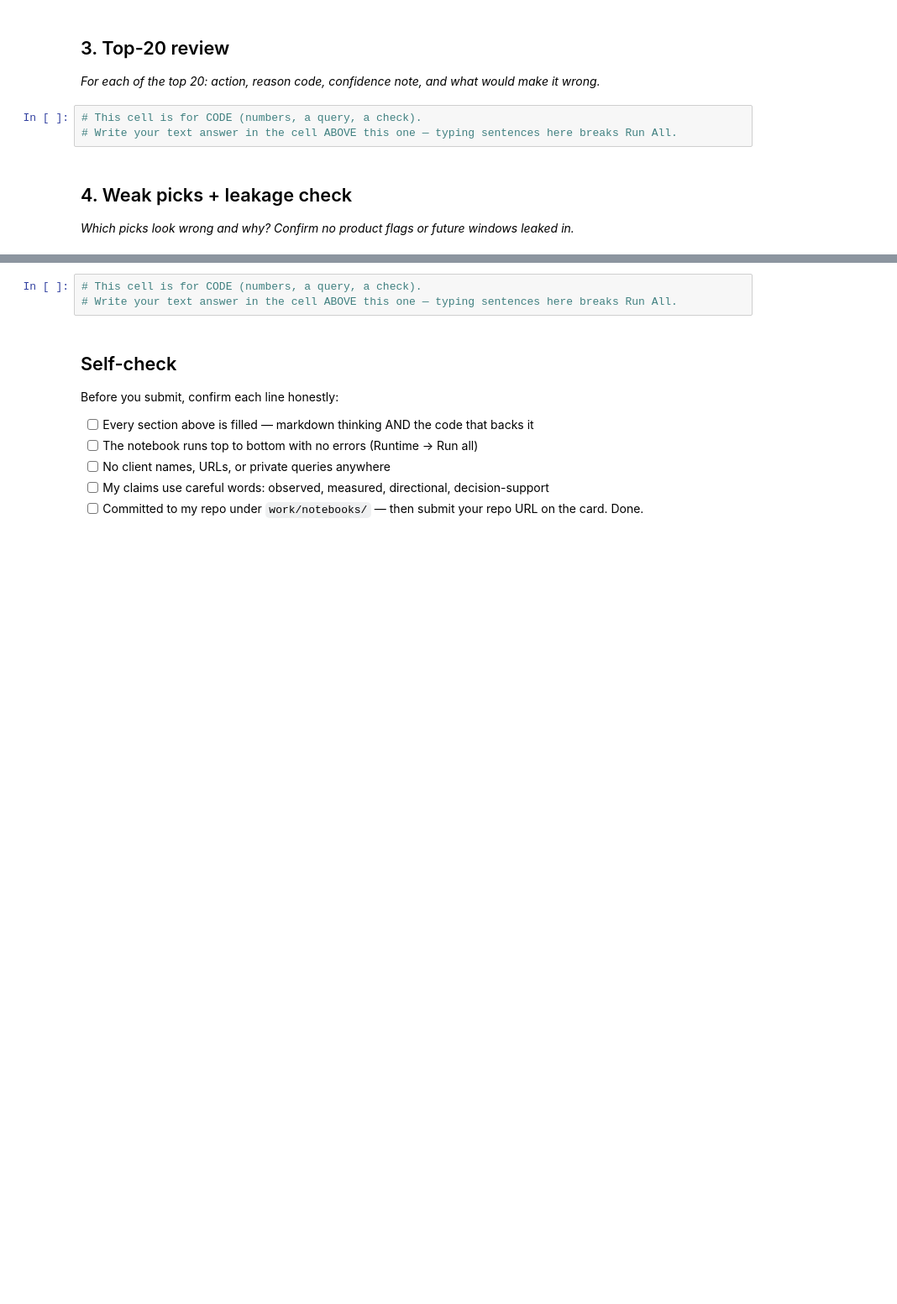
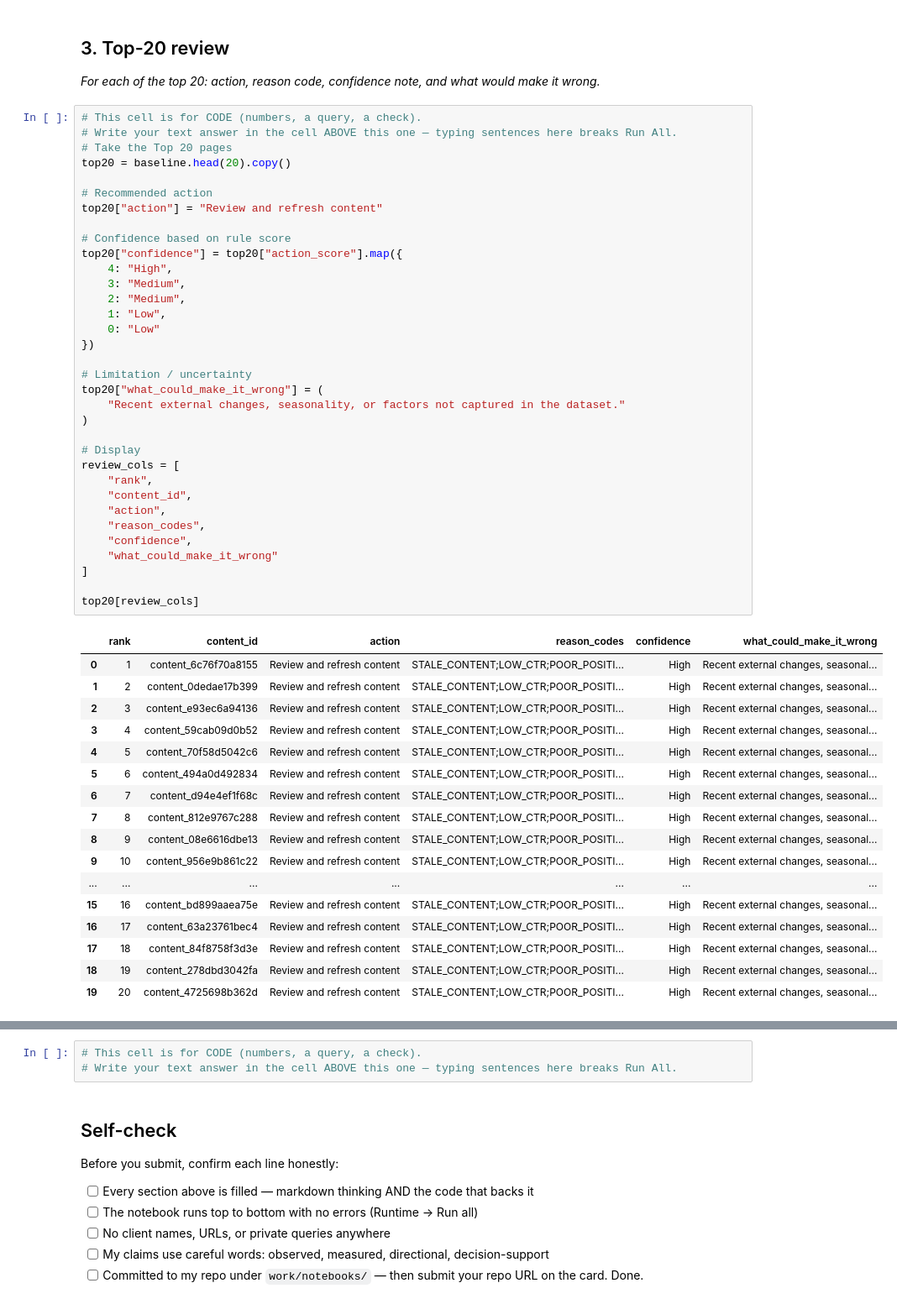
Before and after one commit to YoyuQre/flyrank_assgn_1, a Jupyter notebook: work/notebooks/w04_baseline_score.ipynb, the cells around one changed output, grey strips where cells are left out. Shown at 84% size. Saved outputs shown, nothing was run; the diff lists cells and outputs as text; blank space fills up the shorter version.

```diff
--- a/work/notebooks/w04_baseline_score.ipynb
+++ b/work/notebooks/w04_baseline_score.ipynb
@@ -27,7 +128,52 @@ This skeleton is yours to fill. Work the sections **in order** — each one has
 # %%
 # This cell is for CODE (numbers, a query, a check).
 # Write your text answer in the cell ABOVE this one — typing sentences here breaks Run All.
+# Take the Top 20 pages
+top20 = baseline.head(20).copy()
+
+# Recommended action
+top20["action"] = "Review and refresh content"
+
+# Confidence based on rule score
+top20["confidence"] = top20["action_score"].map({
+    4: "High",
+    3: "Medium",
+    2: "Medium",
+    1: "Low",
+    0: "Low"
+})
+
+# Limitation / uncertainty
+top20["what_could_make_it_wrong"] = (
+    "Recent external changes, seasonality, or factors not captured in the dataset."
+)
+
+# Display
+review_cols = [
+    "rank",
+    "content_id",
+    "action",
+    "reason_codes",
+    "confidence",
+    "what_could_make_it_wrong"
+]
+
+top20[review_cols]
+# %% [output]
+|  | rank | content_id | action | reason_codes | confidence | what_could_make_it_wrong |
+| 0 | 1 | content_6c76f70a8155 | Review and refresh content | STALE_CONTENT;LOW_CTR;POOR_POSITI... | High | Recent external changes, seasonal... |
+| 1 | 2 | content_0dedae17b399 | Review and refresh content | STALE_CONTENT;LOW_CTR;POOR_POSITI... | High | Recent external changes, seasonal... |
+| 2 | 3 | content_e93ec6a94136 | Review and refresh content | STALE_CONTENT;LOW_CTR;POOR_POSITI... | High | Recent external changes, seasonal... |
+| 3 | 4 | content_59cab09d0b52 | Review and refresh content | STALE_CONTENT;LOW_CTR;POOR_POSITI... | High | Recent external changes, seasonal... |
+| 4 | 5 | content_70f58d5042c6 | Review and refresh content | STALE_CONTENT;LOW_CTR;POOR_POSITI... | High | Recent external changes, seasonal... |
+| 5 | 6 | content_494a0d492834 | Review and refresh content | STALE_CONTENT;LOW_CTR;POOR_POSITI... | High | Recent external changes, seasonal... |
+| 6 | 7 | content_d94e4ef1f68c | Review and refresh content | STALE_CONTENT;LOW_CTR;POOR_POSITI... | High | Recent external changes, seasonal... |
+| 7 | 8 | content_812e9767c288 | Review and refresh content | STALE_CONTENT;LOW_CTR;POOR_POSITI... | High | Recent external changes, seasonal... |
+| 8 | 9 | content_08e6616dbe13 | Review and refresh content | STALE_CONTENT;LOW_CTR;POOR_POSITI... | High | Recent external changes, seasonal... |
+| 9 | 10 | content_956e9b861c22 | Review and refresh content | STALE_CONTENT;LOW_CTR;POOR_POSITI... | High | Recent external changes, seasonal... |
+| ... | ... | ... | ... | ... | ... | ... |
+| 15 | 16 | content_bd899aaea75e | Review and refresh content | STALE_CONTENT;LOW_CTR;POOR_POSITI... | High | Recent external changes, seasonal... |
+| 16 | 17 | content_63a23761bec4 | Review and refresh content | STALE_CONTENT;LOW_CTR;POOR_POSITI... | High | Recent external changes, seasonal... |
+| 17 | 18 | content_84f8758f3d3e | Review and refresh content | STALE_CONTENT;LOW_CTR;POOR_POSITI... | High | Recent external changes, seasonal... |
+| 18 | 19 | content_278dbd3042fa | Review and refresh content | STALE_CONTENT;LOW_CTR;POOR_POSITI... | High | Recent external changes, seasonal... |
+| 19 | 20 | content_4725698b362d | Review and refresh content | STALE_CONTENT;LOW_CTR;POOR_POSITI... | High | Recent external changes, seasonal... |
-# %% [markdown]
-## 4. Weak picks + leakage check
-
-*Which picks look wrong and why? Confirm no product flags or future windows leaked in.*
```
Also changed, not shown: parts of 6 cells of this notebook.
